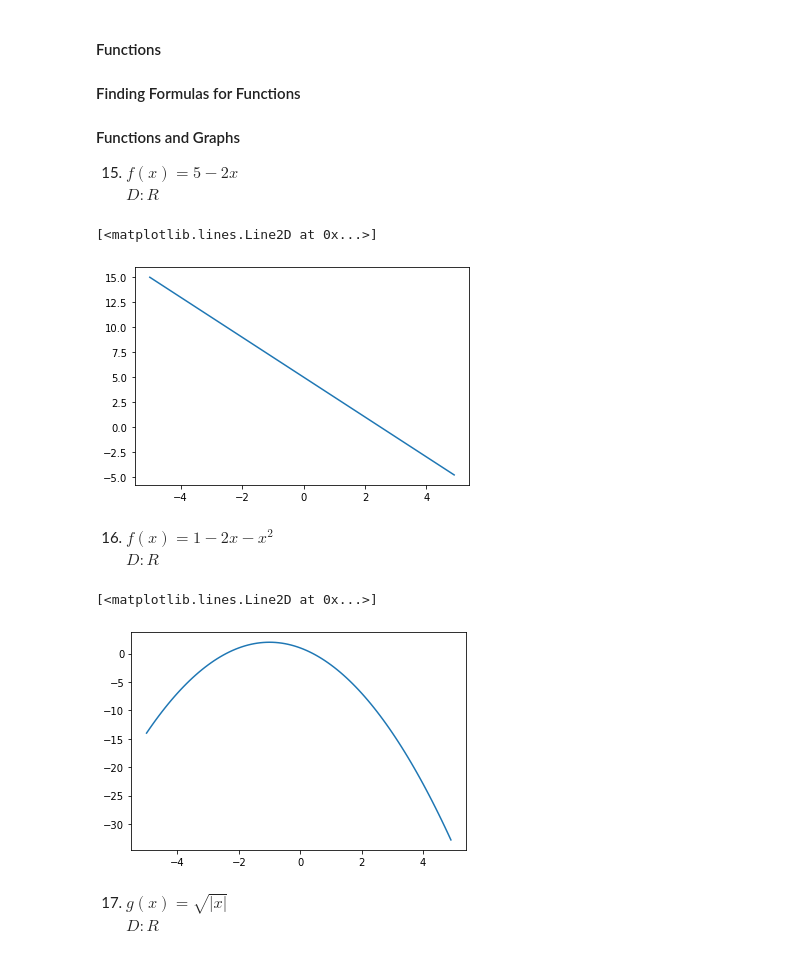
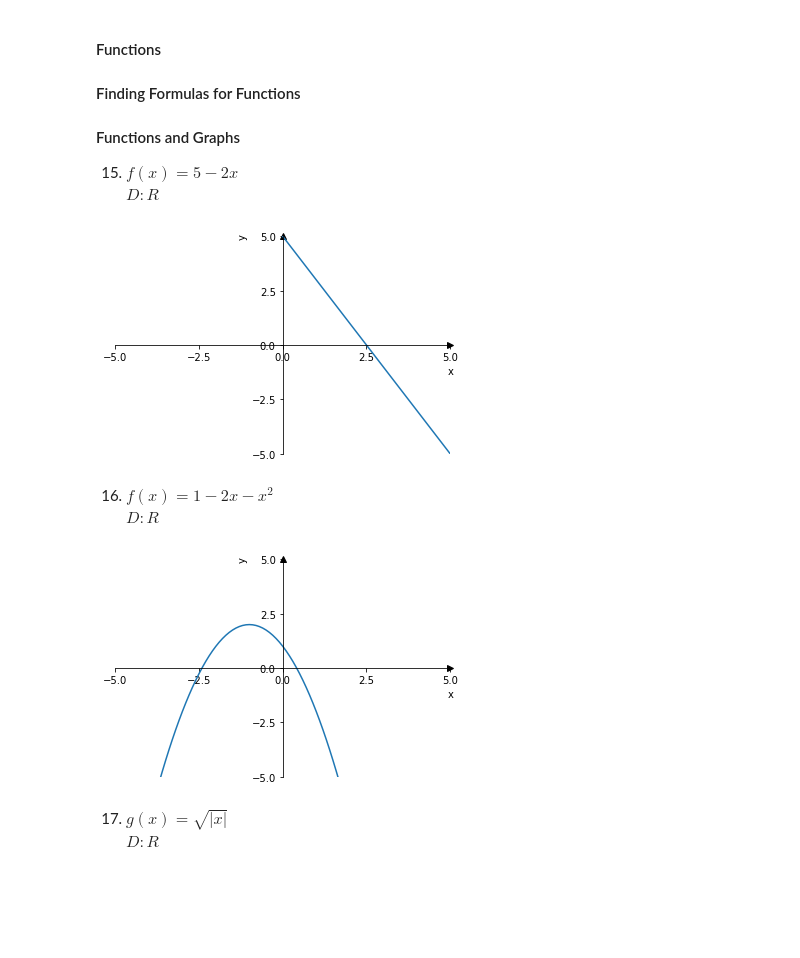
Before and after one commit to Zhurp2020/NLP-from-scratch, a Jupyter notebook: Thomas Calculus/Chapter 1 code.ipynb, the cells around one changed output. Drawn from its saved outputs; the diff is of its cells as text; code cells hidden in the pictures; blank space fills up the shorter version.

```diff
--- a/Thomas Calculus/Chapter 1 code.ipynb
+++ b/Thomas Calculus/Chapter 1 code.ipynb
@@ -7,28 +61,21 @@
 #### Functions and Graphs
 15. $f(x) = 5 - 2x$
    $D: R$
-# %%
-import matplotlib.pyplot as plt
-import numpy as np
-x = np.arange(-5,5,0.1)
-y = np.arange(-5,5,0.1)
 # %%
 def f(x):
     return 5 - 2 * x
-plt.plot(x,f(x))
+FunctionPlotter(f,0).plot()
 # %% [output]
-[<matplotlib.lines.Line2D at 0x...>]
-[figure, old version]
+[figure, new version]
 # %% [markdown]
 16. $f(x) = 1 - 2x - x^2$
    $D: R$
 # %%
 def f(x):
     return 1 - 2 * x - x**2
-plt.plot(x,f(x))
+FunctionPlotter(f,0).plot()
 # %% [output]
-[<matplotlib.lines.Line2D at 0x...>]
-[figure, old version]
+[figure, new version]
 # %% [markdown]
 17. $g(x) = \sqrt{|x|}$
    $D: R$
```
Also changed, not shown: parts of 41 cells of this notebook, 10 other files.
